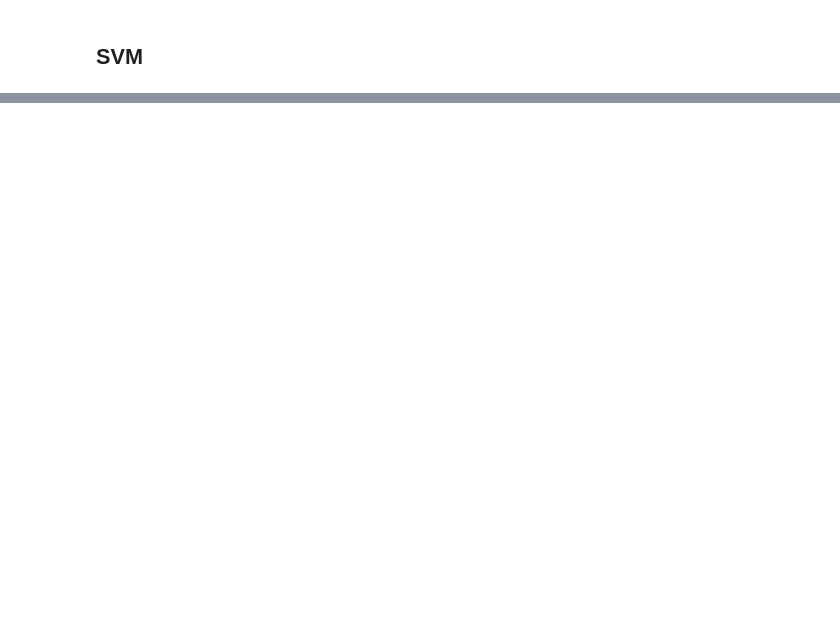
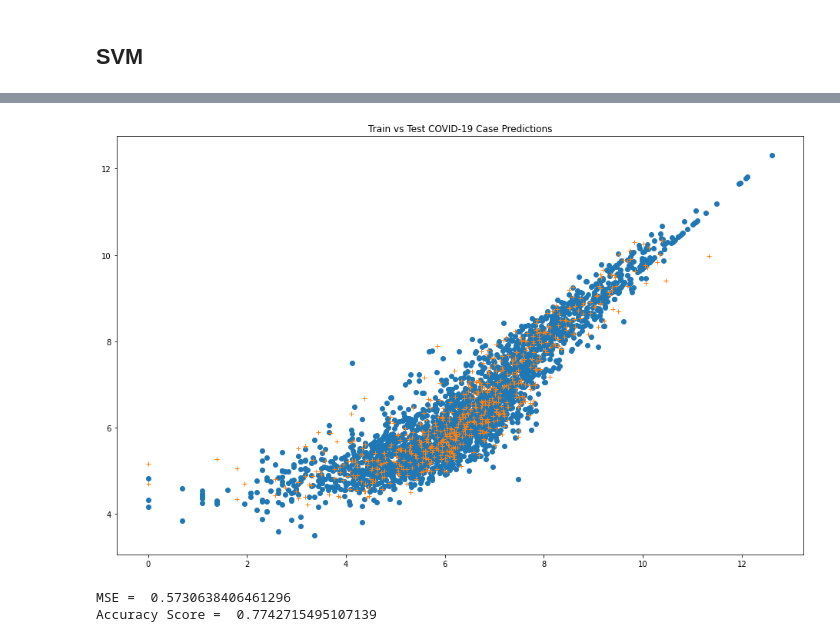
Before and after one commit to CS254-ML-FinalProject/Final-Project, a Jupyter notebook: Final Models.ipynb, the cells around one changed output, grey strips where cells are left out. Drawn from its saved outputs; the diff is of its cells as text; code cells hidden in the pictures; blank space fills up the shorter version.

Commit message:
Tuned SVM, Deleted Linear Regression

```diff
--- a/Final Models.ipynb
+++ b/Final Models.ipynb
@@ -93,3 +121,7 @@ county_pop
+# %%
+def new_normal(table):
+    normal = robust_scale(table)
+    return normal
 # %%
 df = county_pop.merge(county_mask_use, how='left', on="fips")
 df = df.merge(county_area, how="left", on="fips")
@@ -390,3 +313,0 @@ print("The Mean Squared Error given normalized data:" , MSE(y_test, y_predicted)
-# %%
-def split(X, Y, size):
-    return train_test_split(X, Y, test_size=size, random_state=0)
@@ -415,0 +316,7 @@ x_train, x_test, y_train, y_test = split(normal_df[['POPESTIMATE2019','POP_DEN',
+# %%
+
+X = normal_df.drop(['cases','fips','deaths','AREA'], axis =1)
+normal_svm_data = np.array(X)
+x_train, x_test, y_train, y_test = split(X,np.log(df['cases']), .2)
+normal_df.describe()
+np.shape(normal_df)
@@ -416,5 +325,6 @@ x_train, x_test, y_train, y_test = split(normal_df[['POPESTIMATE2019','POP_DEN',
 # %%
-kernels = ['rbf', 'linear', 'poly']
+
+kernels = ['rbf', 'linear', 'poly','sigmoid']
 outs = []
 for k in kernels:
     svr = SVR(kernel=k)
@@ -444,10 +354,20 @@ With average MSE of: 0.6566630110429951
 # %%
-svr = SVR(kernel=optimal_kernel, C=1)
+svr = SVR(kernel=optimal_kernel, C=31, epsilon = .3)
 svr.fit(x_train, y_train)
+
 y_train_pred = svr.predict(x_train)
 y_test_pred = svr.predict(x_test)
-plt.plot(y_train, y_train_pred,'*r')
-plt.plot(y_test, y_test_pred, '*g')
+
+fig, ax = plt.subplots(figsize=(16,10))
+plt.plot(y_train, y_train_pred,'o')
+plt.plot(y_test, y_test_pred, '+')
+plt.title('Train vs Test COVID-19 Case Predictions')
 plt.show()
 
-print(MSE(y_test, svr.predict(x_test)))
+
+print("MSE = ", MSE(y_test, svr.predict(x_test)))
+print("Accuracy Score = ", svr.score(x_test,y_test))
+# %% [output]
+[figure, added]
+MSE =  0.5730638406461296
+Accuracy Score =  0.7742715495107139
```
Also changed, not shown: parts of 46 cells of this notebook.
